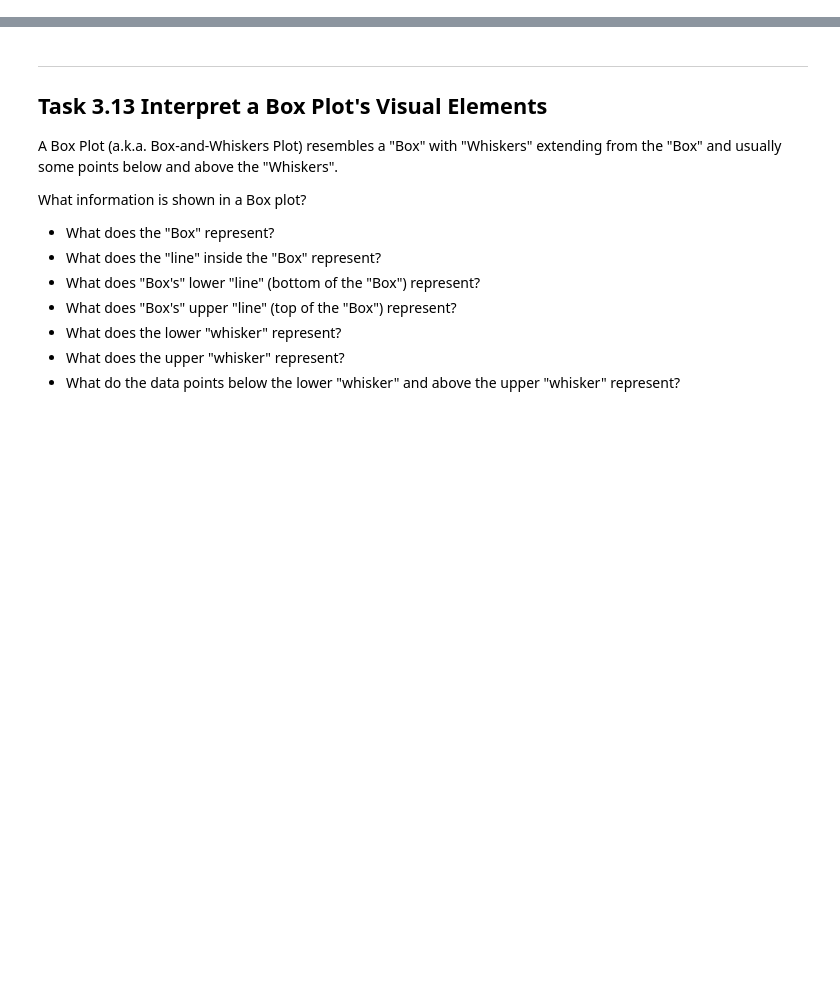
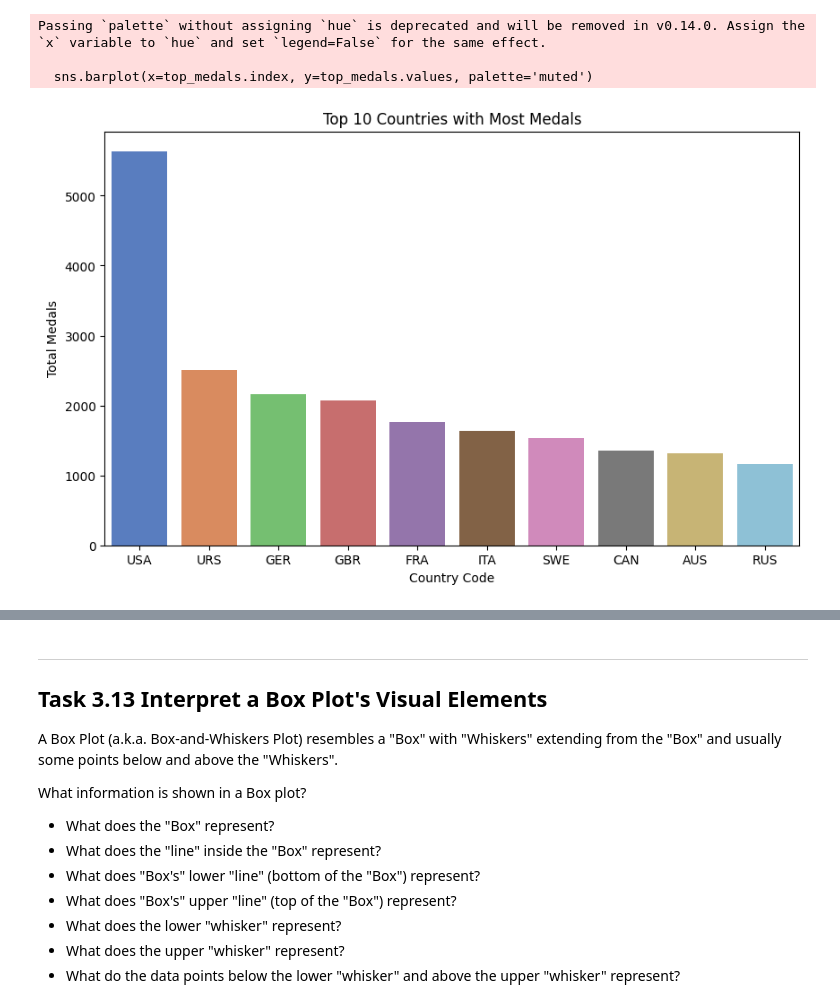
Before and after one commit to Hussein-g1itch/C1VI1B_2026, a Jupyter notebook: assignment/assignment.ipynb, the cells around one changed output, grey strips where cells are left out. Cells and saved outputs as stored; diff of their text form; code cells hidden in the pictures; blank space fills up the shorter version.

```diff
--- a/assignment/assignment.ipynb
+++ b/assignment/assignment.ipynb
@@ -713,6 +857,24 @@ Create a visualization showing the number of total medals (gold, silver and bron
 </details>
 # %%
 # TODO: Write your code here to visualize the top 10 countries (regions) with most total medals.
+
+import seaborn as sns
+import matplotlib.pyplot as plt
+
+plt.figure(figsize=(10, 6))
+# Filtrera bort rader där Medal saknas (NaN) innan vi räknar
+top_medals = df.dropna(subset=['NOC', 'Medal'])['NOC'].value_counts().head(10)
+
+sns.barplot(x=top_medals.index, y=top_medals.values, palette='muted')
+plt.xlabel('Country Code')
+plt.ylabel('Total Medals')
+plt.title('Top 10 Countries with Most Medals')
+plt.show()
+# %% [output]
+Passing `palette` without assigning `hue` is deprecated and will be removed in v0.14.0. Assign the `x` variable to `hue` and set `legend=False` for the same effect.
+
+  sns.barplot(x=top_medals.index, y=top_medals.values, palette='muted')
+[figure, added]
 # %% [markdown]
 ---
 ## Task 3.11 Visualize the Top 10 Atheletes by Total Awarded Medals
```
Also changed, not shown: parts of 11 cells of this notebook.
